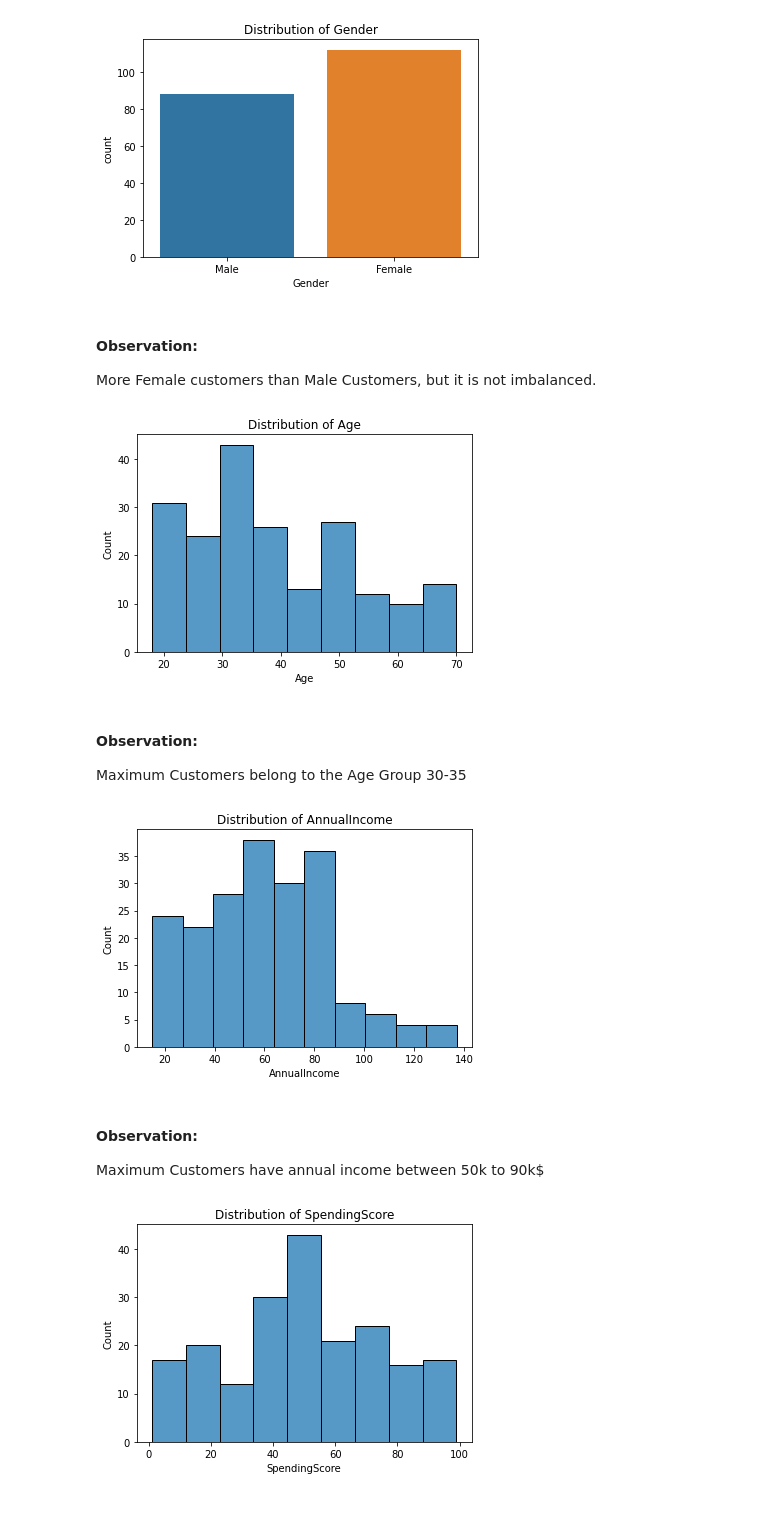
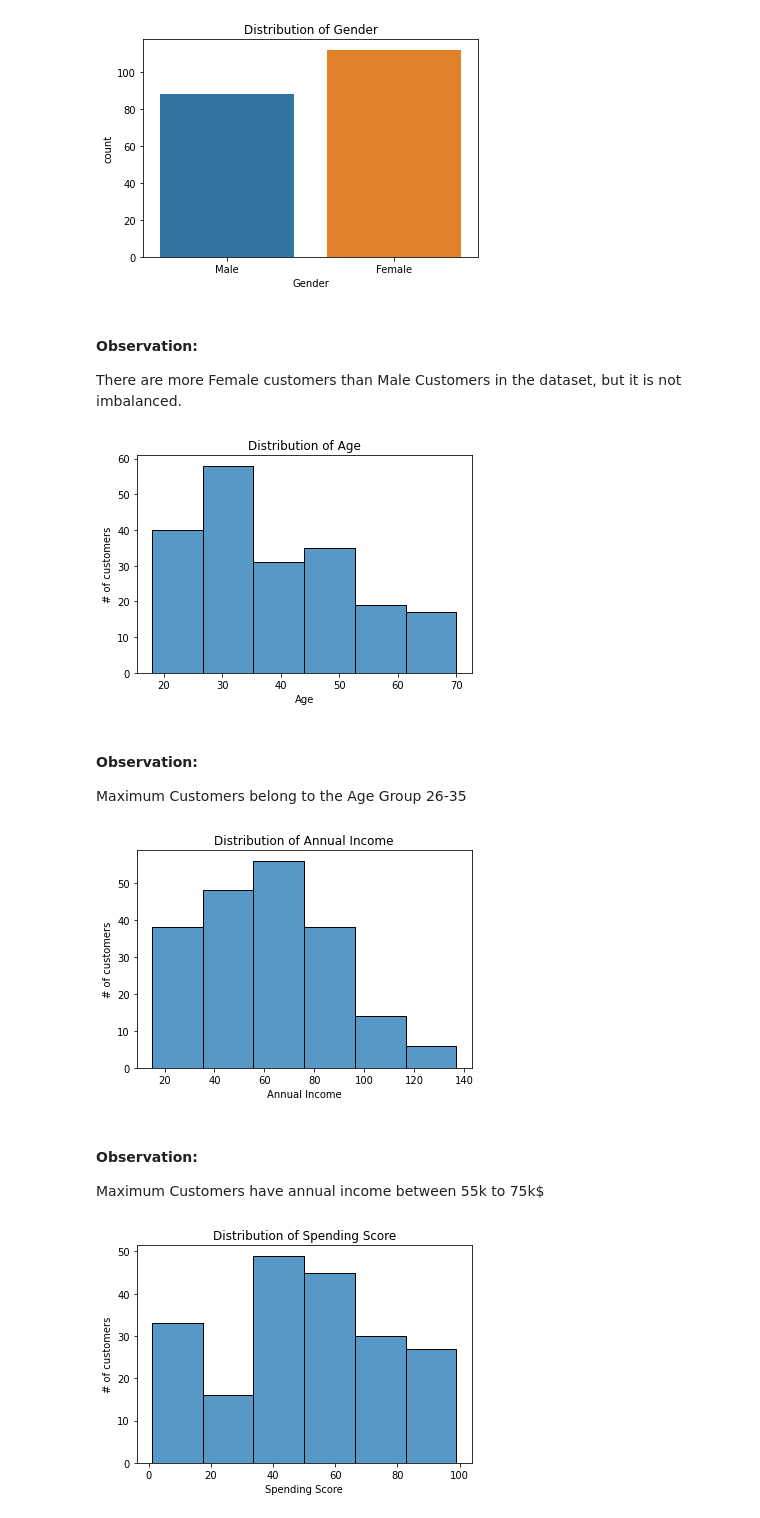
Before and after one commit to PadmakarDeshpande/ML_projects, a Jupyter notebook: CustomerSegmentation/CustomerSegmentation.ipynb, the cells around one changed output. Drawn from its saved outputs; the diff is of its cells as text; code cells hidden in the pictures.

```diff
--- a/CustomerSegmentation/CustomerSegmentation.ipynb
+++ b/CustomerSegmentation/CustomerSegmentation.ipynb
@@ -107,30 +107,36 @@ plt.show()
 [figure]
 # %% [markdown]
 #### Observation:
-More Female customers than Male Customers, but it is not imbalanced.
+There are more Female customers than Male Customers in the dataset, but it is not imbalanced.
 # %%
-sns.histplot(x='Age', data=df_data)
+sns.histplot(x='Age', data=df_data, bins=6)
 plt.title('Distribution of Age')
+plt.xlabel('Age')
+plt.ylabel('# of customers')
 plt.show()
 # %% [output]
-[figure, old version]
+[figure, new version]
 # %% [markdown]
 #### Observation:
-Maximum Customers belong to the Age Group 30-35
+Maximum Customers belong to the Age Group 26-35
 # %%
-sns.histplot(x='AnnualIncome', data=df_data)
-plt.title('Distribution of AnnualIncome')
+sns.histplot(x='AnnualIncome', data=df_data, bins=6)
+plt.title('Distribution of Annual Income')
+plt.xlabel('Annual Income')
+plt.ylabel('# of customers')
 plt.show()
 # %% [output]
-[figure, old version]
+[figure, new version]
 # %% [markdown]
 #### Observation:
-Maximum Customers have annual income between 50k to 90k$
+Maximum Customers have annual income between 55k to 75k$
 # %%
-sns.histplot(x='SpendingScore', data=df_data)
-plt.title('Distribution of SpendingScore')
+sns.histplot(x='SpendingScore', data=df_data,bins=6)
+plt.title('Distribution of Spending Score')
+plt.xlabel('Spending Score')
+plt.ylabel('# of customers')
 plt.show()
 # %% [output]
-[figure, old version]
+[figure, new version]
 # %% [markdown]
 #### Observation:
```
Also changed, not shown: parts of 26 cells of this notebook.
